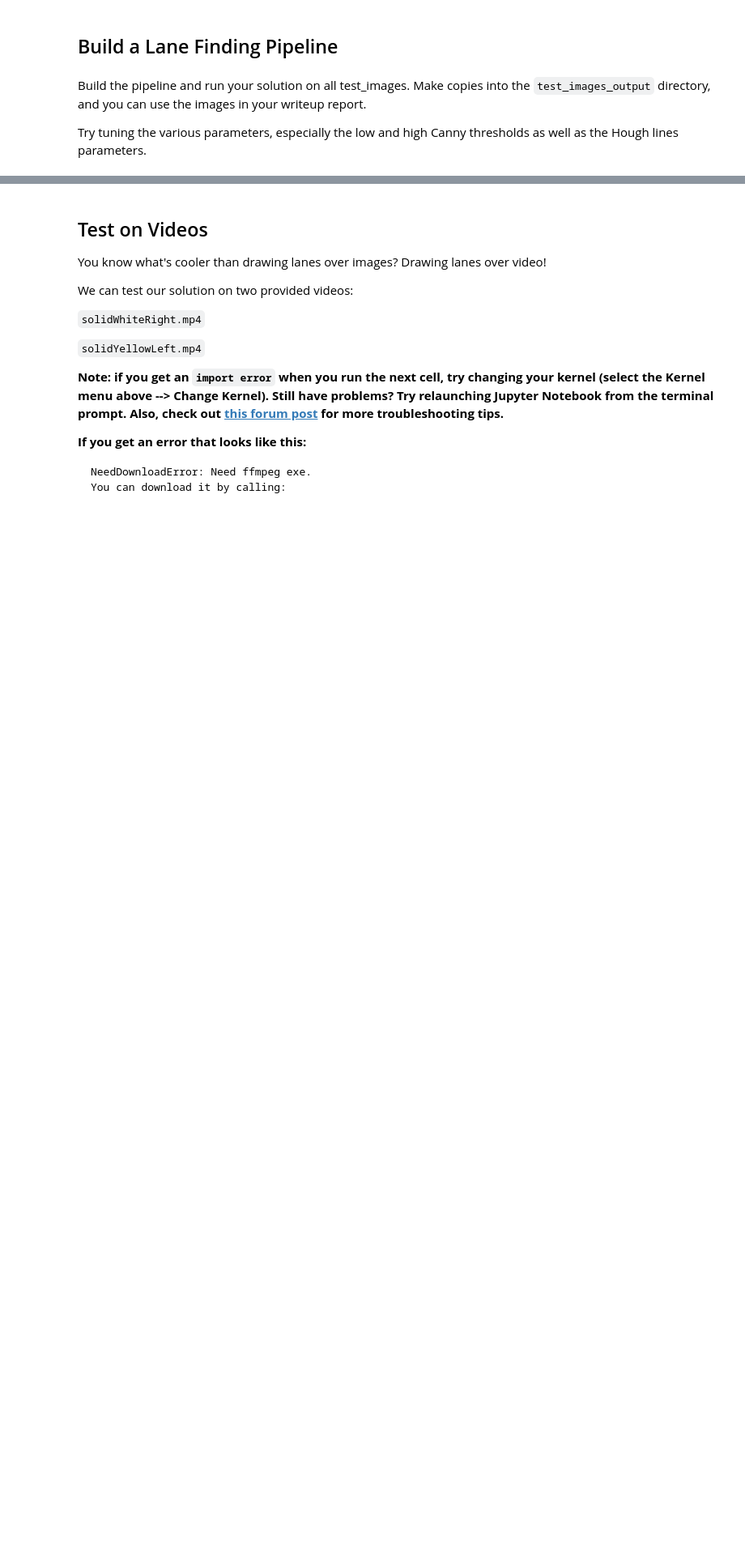
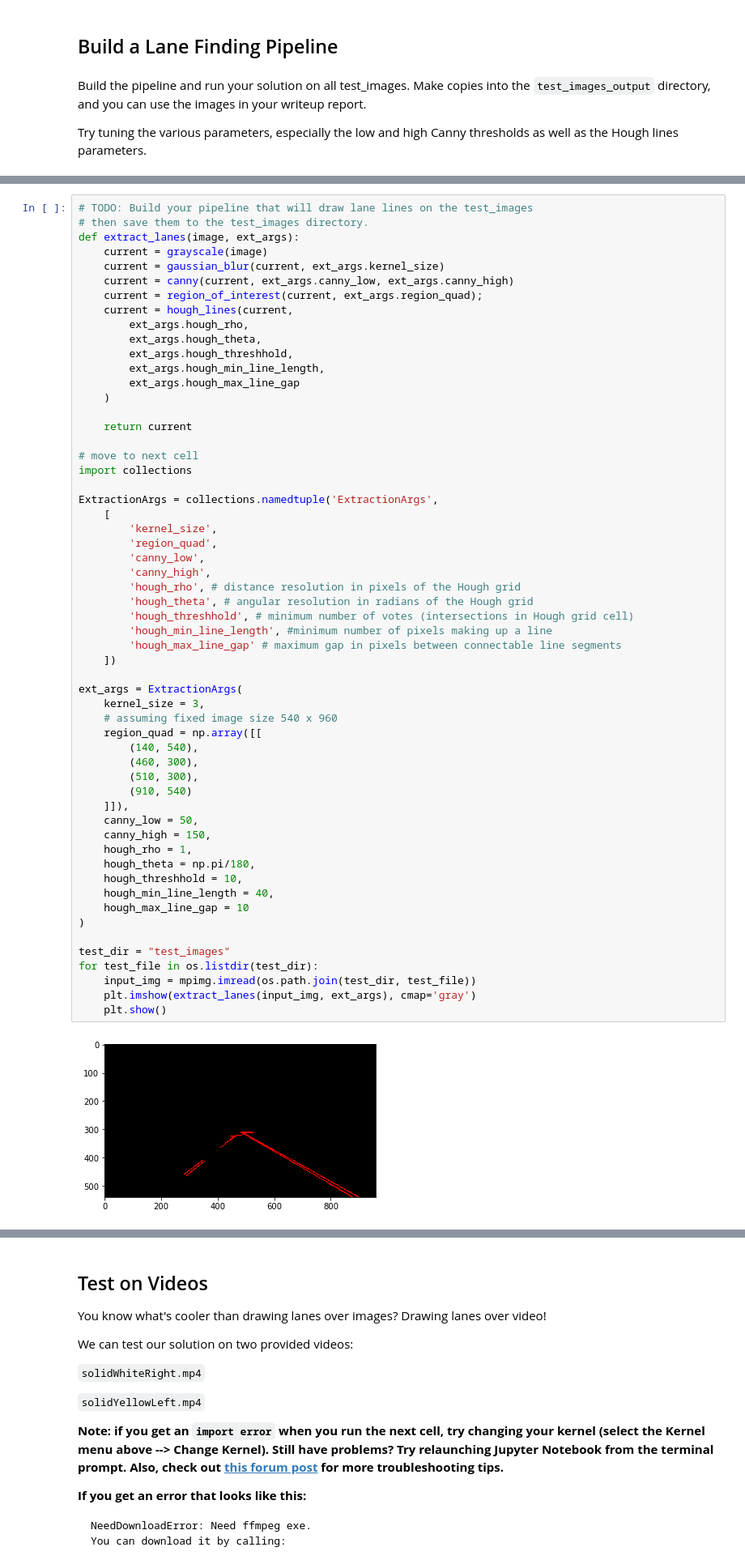
Before and after one commit to paul-michalik/CarND-LaneLines-P1, a Jupyter notebook: P1.ipynb, the cells around one changed output, grey strips where cells are left out. Shown: that part at 81% size. Saved outputs shown, nothing was run; the diff lists cells and outputs as text; blank space fills up the shorter version.

Commit message:
Pipeline partially done.

```diff
--- a/P1.ipynb
+++ b/P1.ipynb
@@ -196,0 +204,59 @@ Try tuning the various parameters, especially the low and high Canny thresholds
+# %%
+# TODO: Build your pipeline that will draw lane lines on the test_images
+# then save them to the test_images directory.
+def extract_lanes(image, ext_args):
+    current = grayscale(image)
+    current = gaussian_blur(current, ext_args.kernel_size)
+    current = canny(current, ext_args.canny_low, ext_args.canny_high)
+    current = region_of_interest(current, ext_args.region_quad);
+    current = hough_lines(current,
+        ext_args.hough_rho,
+        ext_args.hough_theta,
+        ext_args.hough_threshhold,
+        ext_args.hough_min_line_length,
+        ext_args.hough_max_line_gap
+    )
+
+    return current
+
+# move to next cell
+import collections
+
+ExtractionArgs = collections.namedtuple('ExtractionArgs',
+    [
+        'kernel_size',
+        'region_quad',
+        'canny_low',
+        'canny_high',
+        'hough_rho', # distance resolution in pixels of the Hough grid
+        'hough_theta', # angular resolution in radians of the Hough grid
+        'hough_threshhold', # minimum number of votes (intersections in Hough grid cell)
+        'hough_min_line_length', #minimum number of pixels making up a line
+        'hough_max_line_gap' # maximum gap in pixels between connectable line segments
+    ])
+
+ext_args = ExtractionArgs(
+    kernel_size = 3,
+    # assuming fixed image size 540 x 960
+    region_quad = np.array([[
+        (140, 540),
+        (460, 300),
+        (510, 300),
+        (910, 540)
+    ]]),
+    canny_low = 50,
+    canny_high = 150,
+    hough_rho = 1,
+    hough_theta = np.pi/180,
+    hough_threshhold = 10,
+    hough_min_line_length = 40,
+    hough_max_line_gap = 10
+)
+
+test_dir = "test_images"
+for test_file in os.listdir(test_dir):
+    input_img = mpimg.imread(os.path.join(test_dir, test_file))
+    plt.imshow(extract_lanes(input_img, ext_args), cmap='gray')
+    plt.show()
+# %% [output]
+[figure, added]
```
Also changed, not shown: parts of 5 cells of this notebook, 1 other file.
